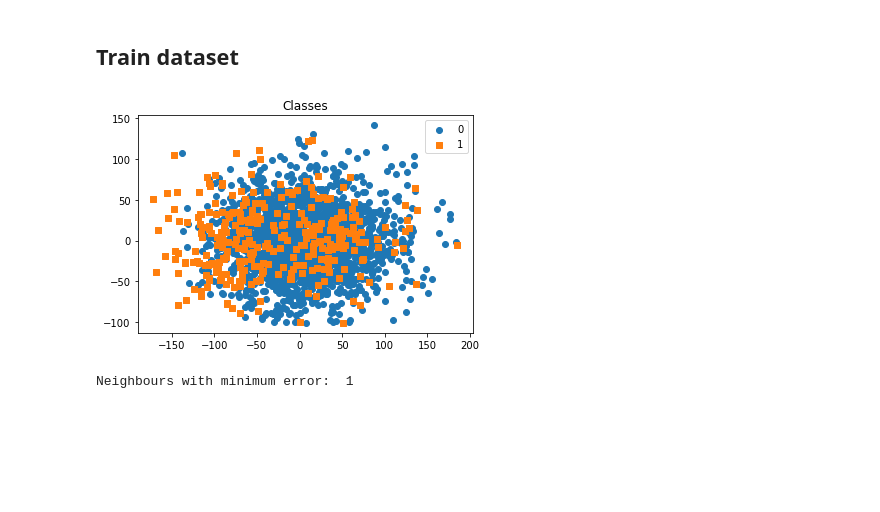
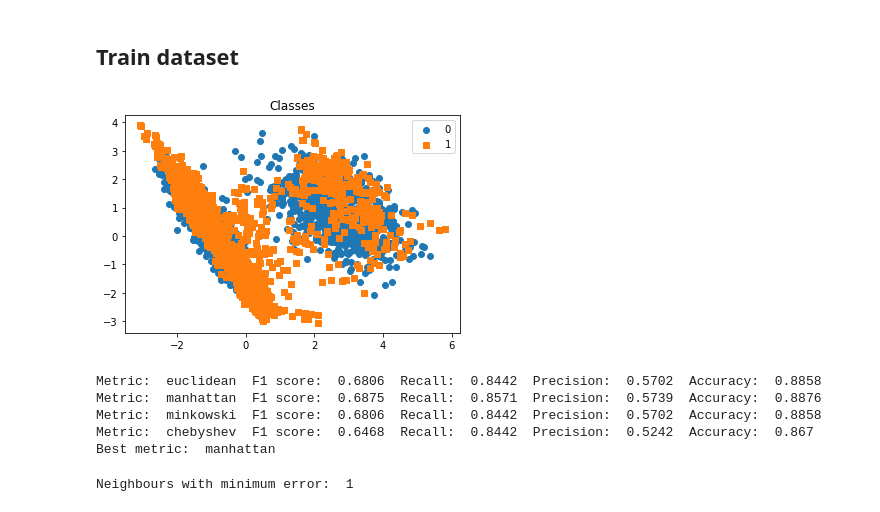
Before and after one commit to aschmirthan/TDT4173_project, a Jupyter notebook: KNN.ipynb, the cells around one changed output. Drawn from its saved outputs; the diff is of its cells as text; code cells hidden in the pictures; blank space fills up the shorter version.

```diff
--- a/KNN.ipynb
+++ b/KNN.ipynb
@@ -247,31 +247,37 @@ def plot_2d_space(X, y, label='Classes'):
 # %%
 #Random_state and test_split
 random_state = 1
 test_split = 0.2
 
 #Load data set
 df, X, y = loadData()
 
 #Split data set
 X_train, X_val, X_test, y_train, y_val, y_test = splitData(X, y, test_split, random_state)
 
 #Resample data set
 # X_train, y_train = resample_dataset(X_train, y_train, random_state)
-# X_train, y_train = resample_SMOTE(X_train, y_train, random_state)
+X_train, y_train = resample_SMOTE(X_train, y_train, random_state)
 
 #Scale data set
-# X_train, X_val, X_test = scale(X_train, X_val, X_test)
+X_train, X_val, X_test = scale(X_train, X_val, X_test)
 plot_2d_space(X_train, y_train)
 # %% [output]
-[figure, old version]
+[figure, new version]
 # %%
 # The metrics we are going to test with to find the best metric
 metrics = ["euclidean", "manhattan", "minkowski", "chebyshev"]
 #euclidean, manhattan, chebyshev, minkowski, wminkowski, seuclidean, mahalanobis
 
 #Best metric
-metric = "minkowski"
-# metric = best_metric(metrics, X_train, y_train, X_val, y_val)
+# metric = "minkowski"
+metric = best_metric(metrics, X_train, y_train, X_val, y_val)
+# %% [output]
+Metric:  euclidean  F1 score:  0.6806  Recall:  0.8442  Precision:  0.5702  Accuracy:  0.8858
+Metric:  manhattan  F1 score:  0.6875  Recall:  0.8571  Precision:  0.5739  Accuracy:  0.8876
+Metric:  minkowski  F1 score:  0.6806  Recall:  0.8442  Precision:  0.5702  Accuracy:  0.8858
+Metric:  chebyshev  F1 score:  0.6468  Recall:  0.8442  Precision:  0.5242  Accuracy:  0.867
+Best metric:  manhattan
 # %%
 # find n: number of neighbours with minimum error rate
 n = error_graph(X_train, y_train, X_val, y_val, metric)
```
Also changed, not shown: parts of 3 cells of this notebook.
